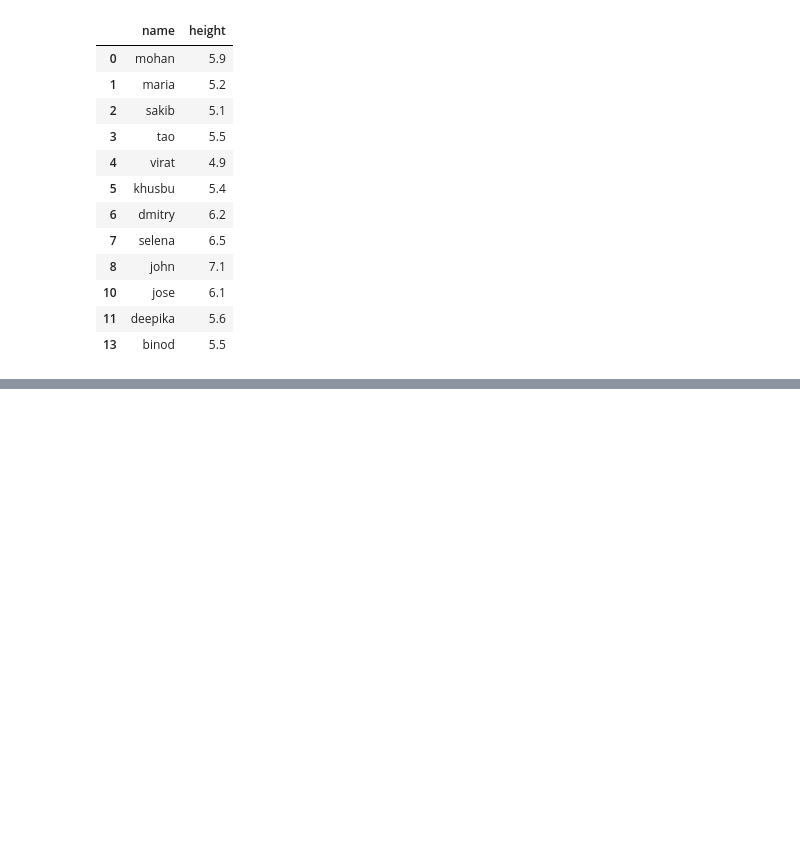
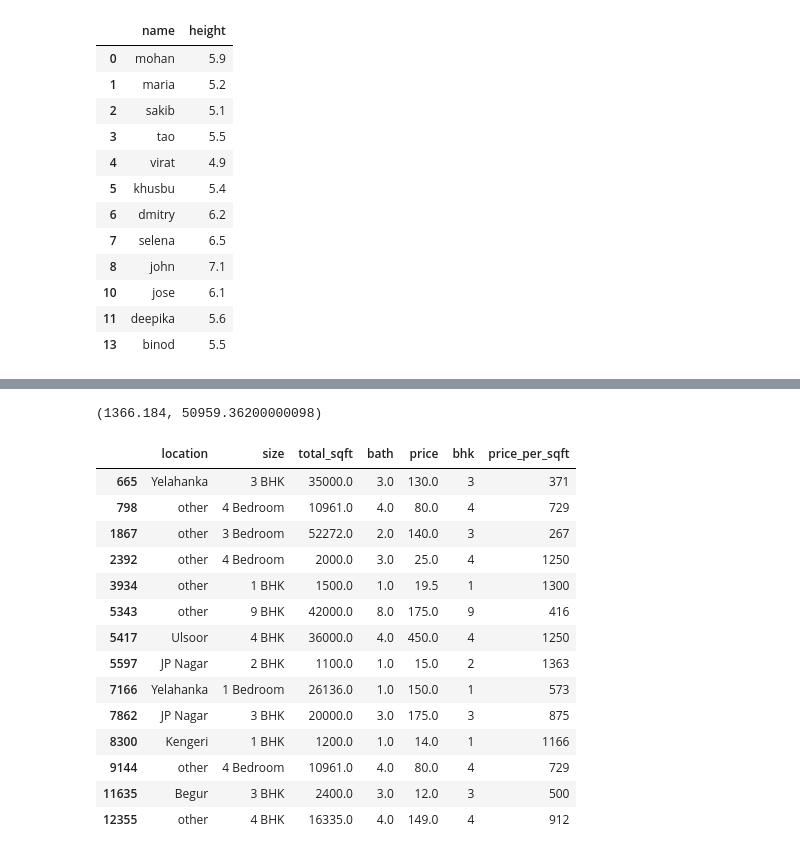
Before and after one commit to shadrack71/Machine-learning-projects, a Jupyter notebook: machine_learning.ipynb, the cells around one changed output, grey strips where cells are left out. Drawn from its saved outputs; the diff is of its cells as text; code cells hidden in the pictures; blank space fills up the shorter version.

```diff
--- a/machine_learning.ipynb
+++ b/machine_learning.ipynb
@@ -2223,0 +2250,23 @@ df1
+# %%
+min_thresold, max_thresold = data.price_per_sqft.quantile([0.001, 0.999])
+min_thresold, max_thresold
+# %% [output]
+(1366.184, 50959.36200000098)
+# %%
+data[data.price_per_sqft < min_thresold]
+# %% [output]
+|  | location | size | total_sqft | bath | price | bhk | price_per_sqft |
+| 665 | Yelahanka | 3 BHK | 35000.0 | 3.0 | 130.0 | 3 | 371 |
+| 798 | other | 4 Bedroom | 10961.0 | 4.0 | 80.0 | 4 | 729 |
+| 1867 | other | 3 Bedroom | 52272.0 | 2.0 | 140.0 | 3 | 267 |
+| 2392 | other | 4 Bedroom | 2000.0 | 3.0 | 25.0 | 4 | 1250 |
+| 3934 | other | 1 BHK | 1500.0 | 1.0 | 19.5 | 1 | 1300 |
+| 5343 | other | 9 BHK | 42000.0 | 8.0 | 175.0 | 9 | 416 |
+| 5417 | Ulsoor | 4 BHK | 36000.0 | 4.0 | 450.0 | 4 | 1250 |
+| 5597 | JP Nagar | 2 BHK | 1100.0 | 1.0 | 15.0 | 2 | 1363 |
+| 7166 | Yelahanka | 1 Bedroom | 26136.0 | 1.0 | 150.0 | 1 | 573 |
+| 7862 | JP Nagar | 3 BHK | 20000.0 | 3.0 | 175.0 | 3 | 875 |
+| 8300 | Kengeri | 1 BHK | 1200.0 | 1.0 | 14.0 | 1 | 1166 |
+| 9144 | other | 4 Bedroom | 10961.0 | 4.0 | 80.0 | 4 | 729 |
+| 11635 | Begur | 3 BHK | 2400.0 | 3.0 | 12.0 | 3 | 500 |
+| 12355 | other | 4 BHK | 16335.0 | 4.0 | 149.0 | 4 | 912 |
```
Also changed, not shown: parts of 14 cells of this notebook.
